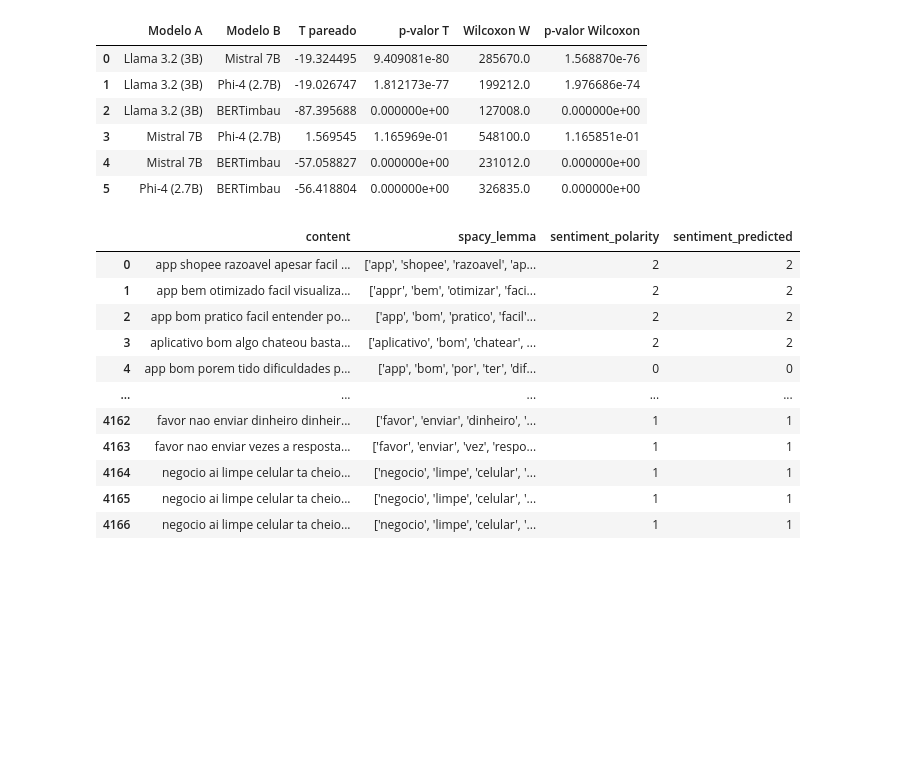
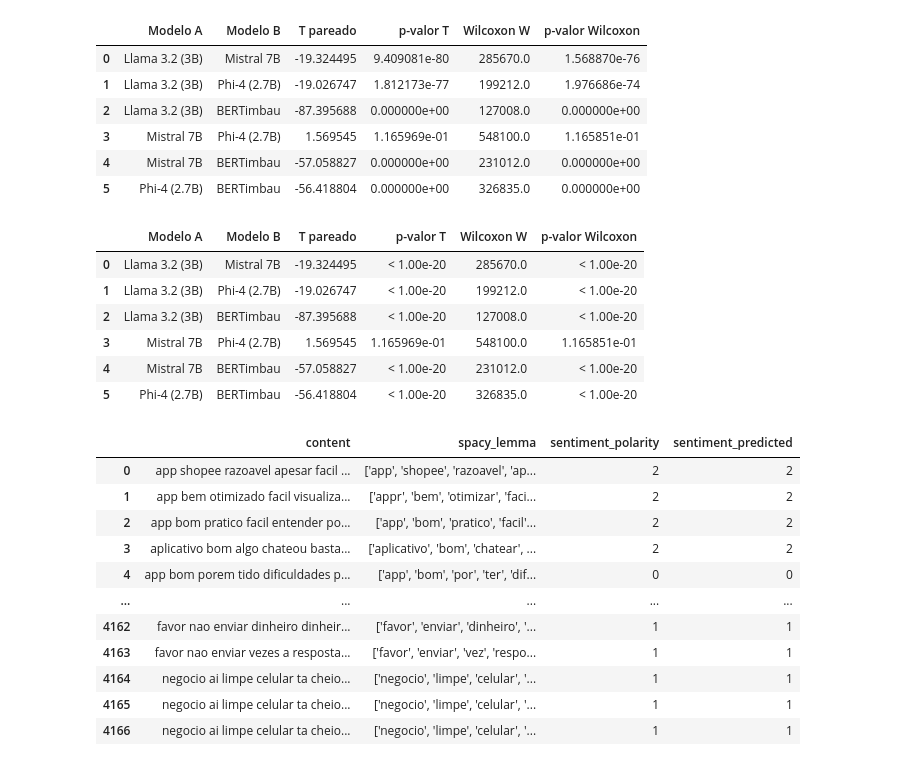
Before and after one commit to Kalidsa/TCC-2025-Kalidsa, a Jupyter notebook: tcc.ipynb, the cells around one changed output. Saved outputs shown, nothing was run; the diff lists cells and outputs as text; code cells hidden in the pictures; blank space fills up the shorter version.

```diff
--- a/tcc.ipynb
+++ b/tcc.ipynb
@@ -2425,4 +2356,30 @@ display(df_comparacoes)
 | 3 | Mistral 7B | Phi-4 (2.7B) | 1.569545 | 1.165969e-01 | 548100.0 | 1.165851e-01 |
 | 4 | Mistral 7B | BERTimbau | -57.058827 | 0.000000e+00 | 231012.0 | 0.000000e+00 |
 | 5 | Phi-4 (2.7B) | BERTimbau | -56.418804 | 0.000000e+00 | 326835.0 | 0.000000e+00 |
+# %%
+# --- Tabela final ---
+df_comparacoes = pd.DataFrame(resultados_tests)
+
+LIMIT_P_VALUE = 1e-20
+
+def format_p_value(p_val):
+    if p_val < LIMIT_P_VALUE:
+        return '< 1.00e-20'
+    else:
+        return '{:.6e}'.format(p_val)
+
+df_comparacoes['p-valor T'] = df_comparacoes['p-valor T'].apply(format_p_value)
+df_comparacoes['p-valor Wilcoxon'] = df_comparacoes['p-valor Wilcoxon'].apply(format_p_value)
+
+
+df_comparacoes.to_csv('/content/drive/MyDrive/TCC/comparacoes_modelos_stat_tests.csv', index=False)
+display(df_comparacoes)
+# %% [output]
+|  | Modelo A | Modelo B | T pareado | p-valor T | Wilcoxon W | p-valor Wilcoxon |
+| 0 | Llama 3.2 (3B) | Mistral 7B | -19.324495 | < 1.00e-20 | 285670.0 | < 1.00e-20 |
+| 1 | Llama 3.2 (3B) | Phi-4 (2.7B) | -19.026747 | < 1.00e-20 | 199212.0 | < 1.00e-20 |
+| 2 | Llama 3.2 (3B) | BERTimbau | -87.395688 | < 1.00e-20 | 127008.0 | < 1.00e-20 |
+| 3 | Mistral 7B | Phi-4 (2.7B) | 1.569545 | 1.165969e-01 | 548100.0 | 1.165851e-01 |
+| 4 | Mistral 7B | BERTimbau | -57.058827 | < 1.00e-20 | 231012.0 | < 1.00e-20 |
+| 5 | Phi-4 (2.7B) | BERTimbau | -56.418804 | < 1.00e-20 | 326835.0 | < 1.00e-20 |
 # %%
```
Also changed, not shown: parts of 22 cells of this notebook.
